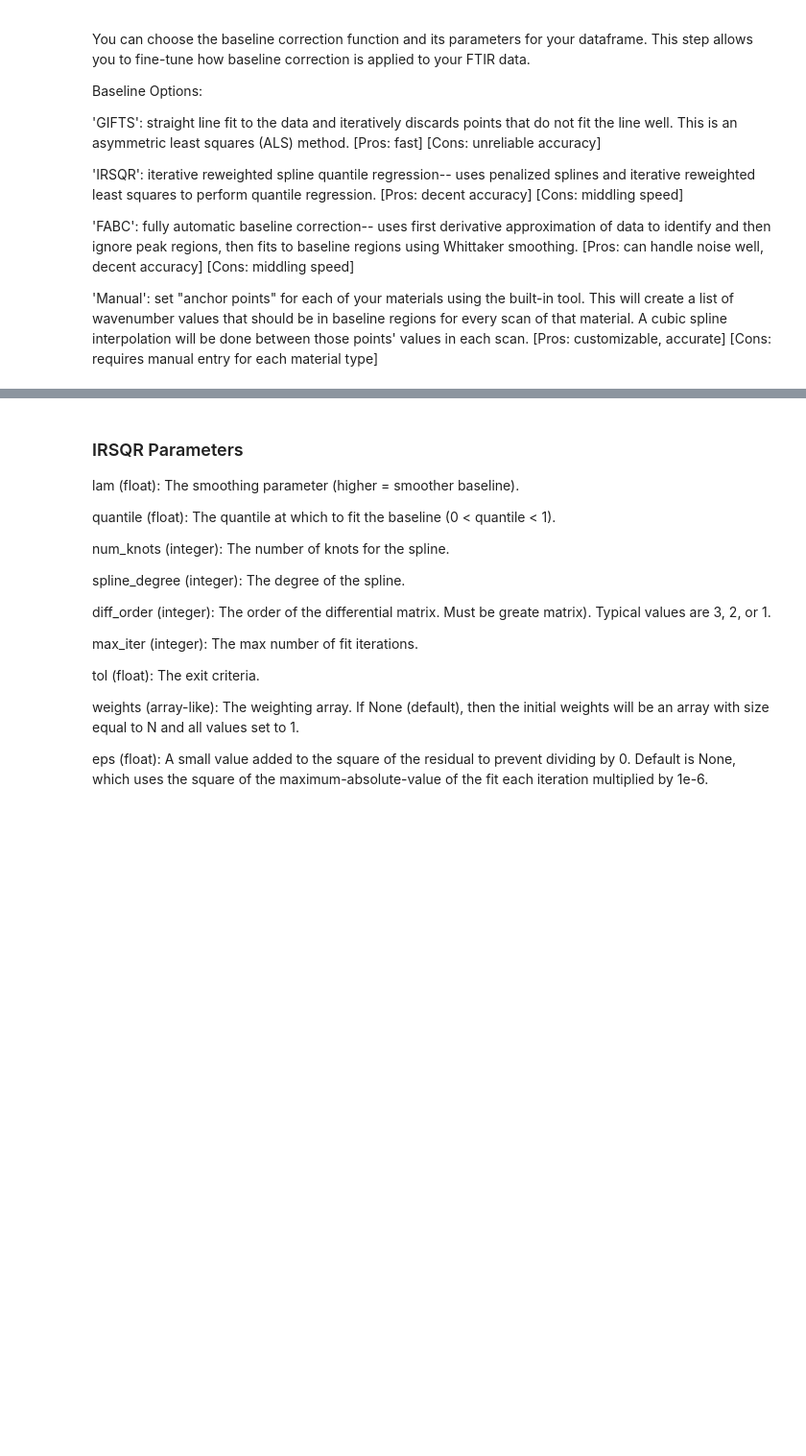
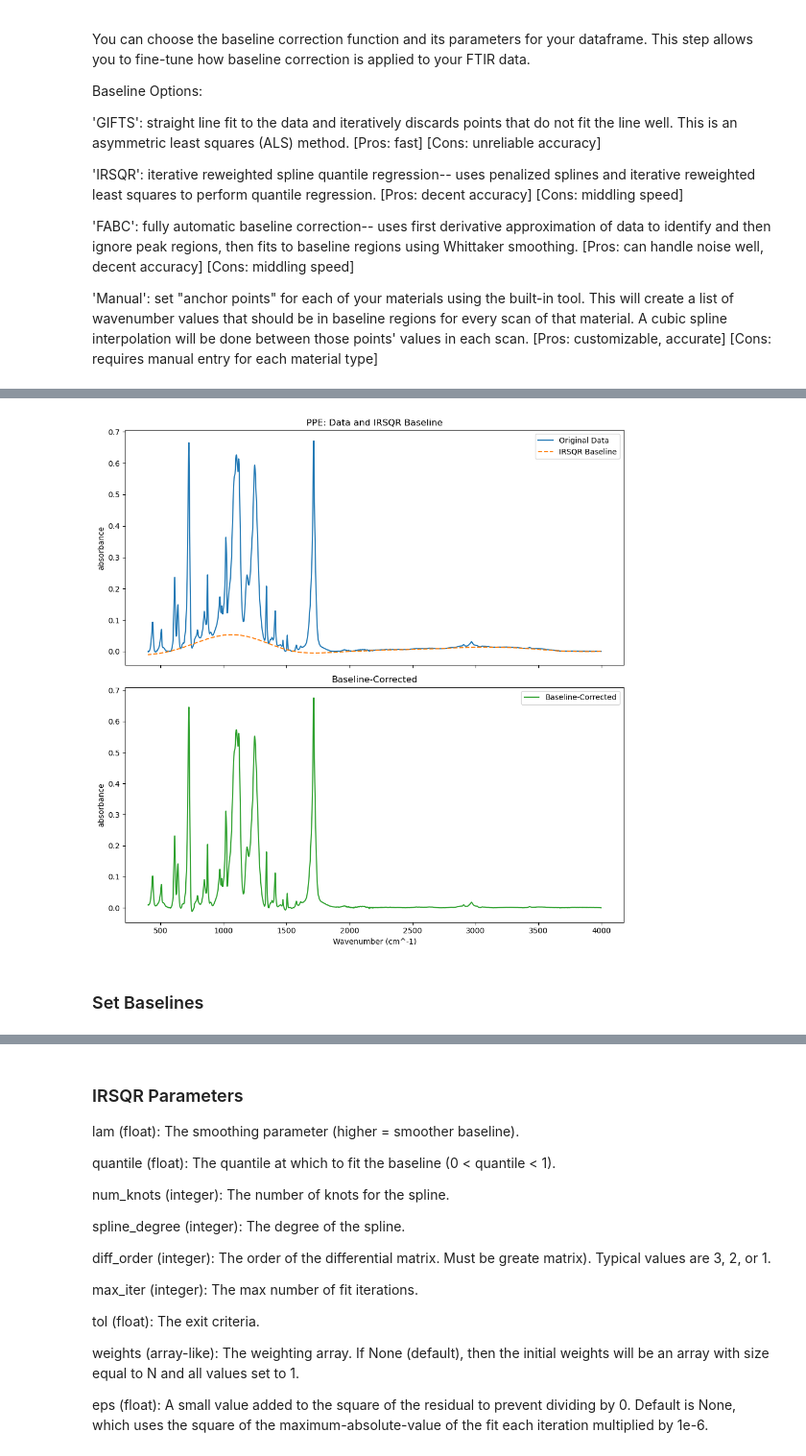
Before and after one commit to Trenton-Wells/FTIR-data-analysis-PV, a Jupyter notebook: Trenton_Project/Main.ipynb, the cells around one changed output, grey strips where cells are left out. Shown at 96% size. Saved outputs shown, nothing was run; the diff lists cells and outputs as text; code cells hidden in the pictures; blank space fills up the shorter version.

```diff
--- a/Trenton_Project/Main.ipynb
+++ b/Trenton_Project/Main.ipynb
@@ -87,3 +134,10 @@ Baseline Options:
 # %%
 ### Try Baselines ###
+try_baseline(dataframe_path=None, material="PPE", baseline_function="IRSQR", parameter_string=None)
+
+# needs an input parameter for looking at a specific file.
+# %% [output]
+[figure, added]
+# %% [markdown]
+### Set Baselines
 # %%
```
Also changed, not shown: parts of 10 cells of this notebook, 5 other files.
